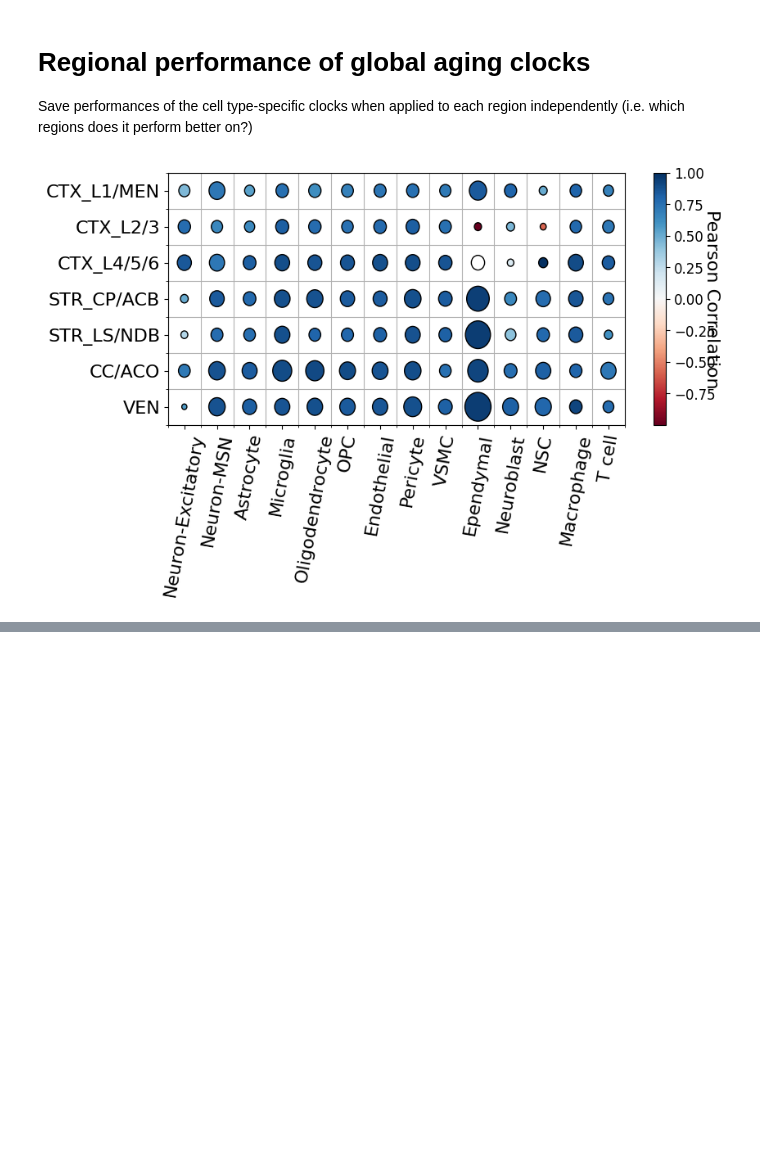
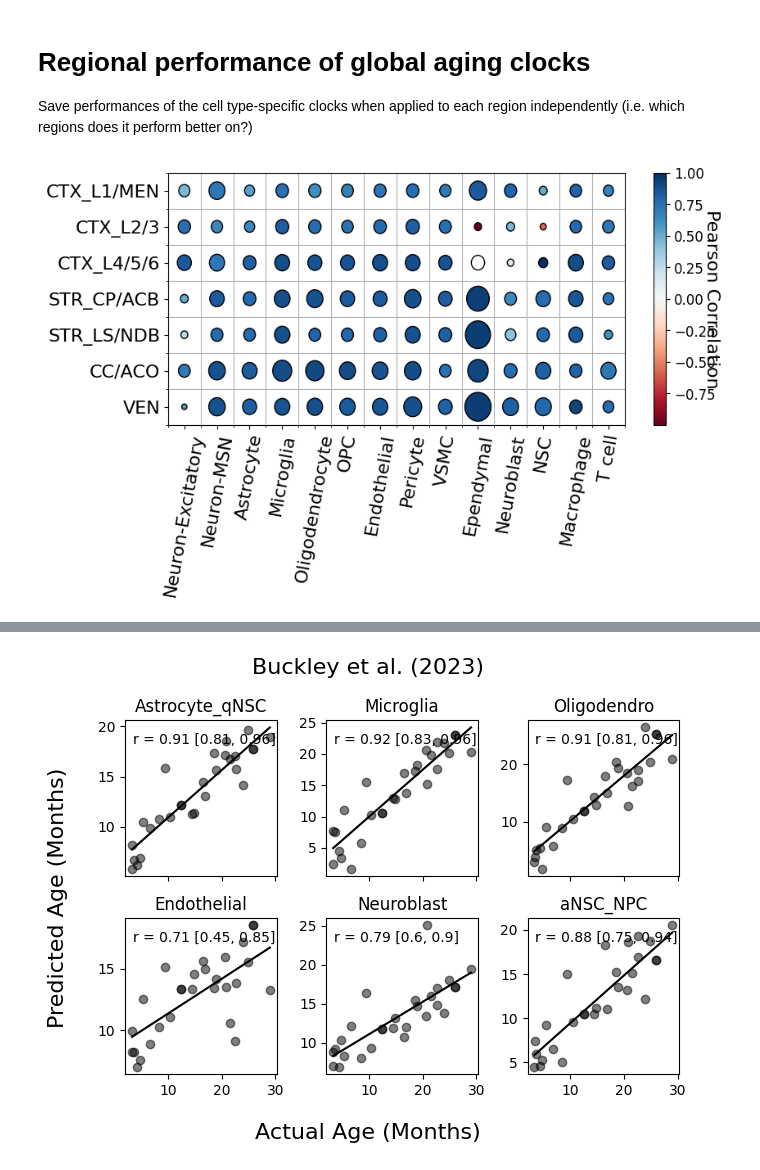
Before and after one commit to sunericd/spatial_aging_clocks, a Jupyter notebook: 3A_clocks_single_cell.ipynb, the cells around one changed output, grey strips where cells are left out. Drawn from its saved outputs; the diff is of its cells as text; code cells hidden in the pictures; blank space fills up the shorter version.

```diff
--- a/3A_clocks_single_cell.ipynb
+++ b/3A_clocks_single_cell.ipynb
@@ -812,0 +1044,64 @@ plt.show()
+# %%
+df = pd.read_csv("results/buckley/predictions_dataframe.csv", sep=" ")
+df = df.rename(columns={"Mouse":"mouse_id", "Age":"age", "Celltype":"celltype", "Prediction":"predicted_age"})
+
+# load in from buckley et al. (slightly different since groupby + mutate than approach but values highly similar)
+df_med = pd.read_csv("results/buckley/predictions_dataframe_medians.csv", sep=" ")
+df_med = df_med.rename(columns={"Mouse":"mouse_id", "Age":"age", "Celltype":"celltype", "med":"predicted_age"})
+# %%
+nrows = 2
+ncols = 3
+
+fig, axs = plt.subplots(nrows, ncols, figsize=(20*1/3,5), sharex=True, sharey=False)
+
+celltype_list = []
+r_list = []
+r_list_median = []
+mae_list = []
+
+celltypes_order = ["Astrocyte_qNSC", "Microglia", "Oligodendro", "Endothelial", "Neuroblast", "aNSC_NPC"]
+
+counter = 0
+for i in range(nrows):
+    for j in range(ncols):
+
+        celltype = celltypes_order[counter]
+        sub_df = df[df["celltype"]==celltype].copy()
+        sub_df_med = df_med[df_med["celltype"]==celltype].copy()
+
+        # make plot
+        axs[i,j].scatter(sub_df_med["age"], sub_df_med["predicted_age"], c='k', alpha=0.5)
+        b, a = np.polyfit(sub_df_med["age"], sub_df_med["predicted_age"], deg=1)
+        xseq = np.linspace(np.min(sub_df['age']),np.max(sub_df['age']),100)
+        axs[i,j].plot(xseq, a + b * xseq, color="k")
+        axs[i,j].set_title(celltype)
+        r,p = pearsonr(sub_df['age'], sub_df['predicted_age'])
+        ci = correlation_confidence_interval(r,len(sub_df['age']),0.95)
+        r_med,p_med = pearsonr(sub_df_med["age"], sub_df_med["predicted_age"])
+        ci_med = correlation_confidence_interval(r_med,len(sub_df_med["age"]),0.95)
+        mae = np.mean(np.abs(sub_df['age']-sub_df['predicted_age']))
+        axs[i,j].annotate(f"r = {round(r_med,2)} [{round(ci_med[0],2)}, {round(ci_med[1],2)}]", (0.05, 0.85), xycoords='axes fraction', fontsize=10)
+
+        # append stats
+        celltype_list.append(celltype)
+        r_list.append(r)
+        mae_list.append(mae)
+        r_list_median.append(r_med)
+
+        counter += 1
+
+# make figure
+fig.suptitle("Buckley et al. (2023)", fontsize=16)
+fig.supxlabel("Actual Age (Months)", fontsize=16)
+fig.supylabel("Predicted Age (Months)", fontsize=16)
+fig.tight_layout()
+plt.savefig(f"plots/clocks/pseudobulked/buckley_2023_six_celltypes.pdf",
+            bbox_inches='tight')
+plt.show()
+
+
+# save stats
+stat_df = pd.DataFrame(np.vstack([celltype_list, r_list, r_list_median, mae_list]).T, columns=["celltype", "pearson", "pearson_median", "mean_abs_err"])
+stat_df.to_csv("results/clocks/stats/buckley_2023_six_celltypes.csv", index=False)
+# %% [output]
+[figure, added]
```
Also changed, not shown: parts of 7 cells of this notebook, 13 other files.
